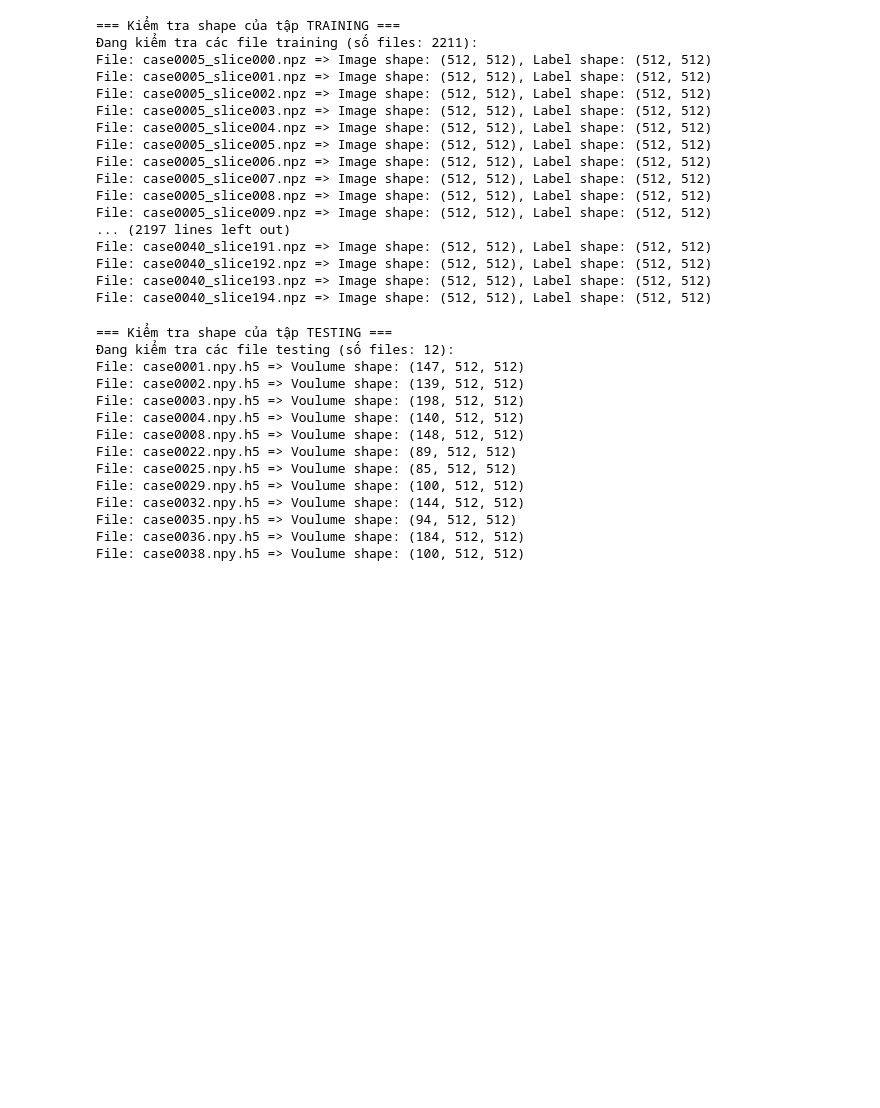
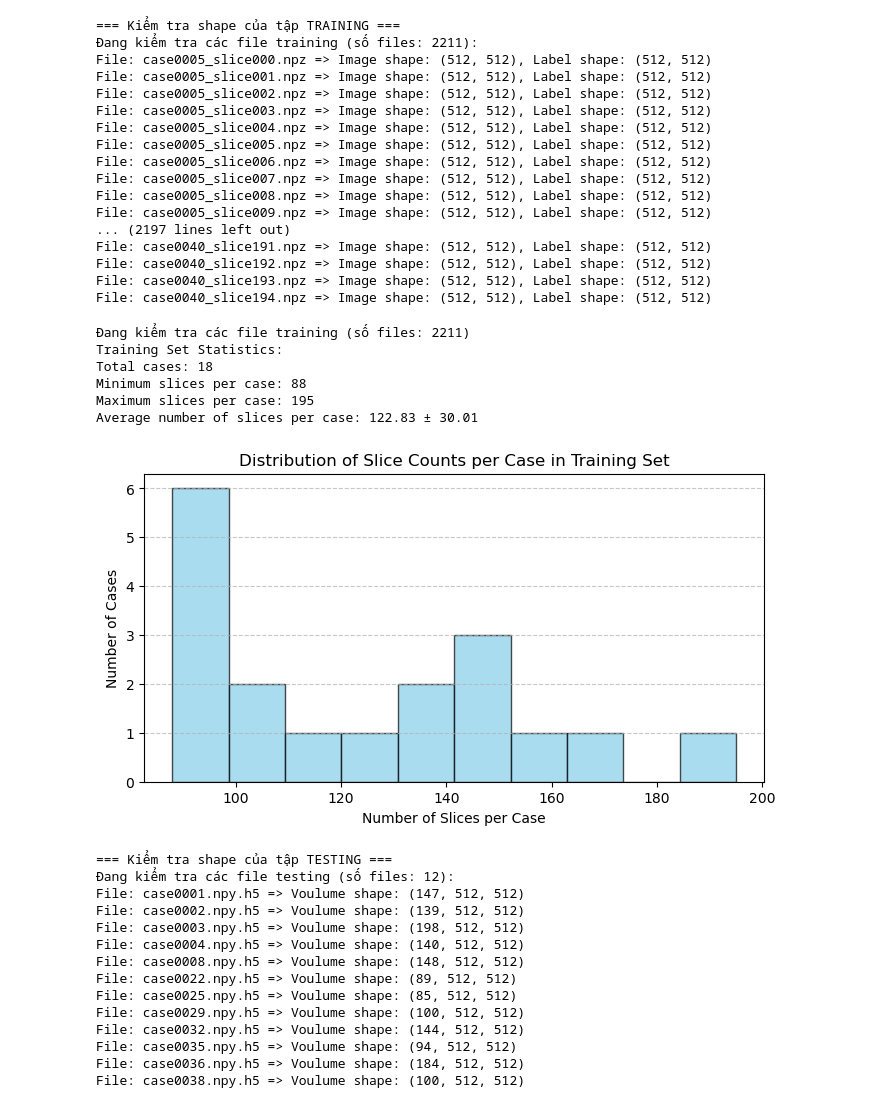
Before and after one commit to PhuocPhat1005/TransUNet_Segmentation_In_Medical_Image, a Jupyter notebook: notebooks/test.ipynb, the cells around one changed output. Saved outputs shown, nothing was run; the diff lists cells and outputs as text; code cells hidden in the pictures; blank space fills up the shorter version.

```diff
--- a/notebooks/test.ipynb
+++ b/notebooks/test.ipynb
@@ -55,3 +110,13 @@ File: case0040_slice194.npz => Image shape: (512, 512), Label shape: (512, 512)
+# %%
+case_counts = analyze_training_dataset(processed_train_dir)
+# %% [output]
+Đang kiểm tra các file training (số files: 2211)
+Training Set Statistics:
+Total cases: 18
+Minimum slices per case: 88
+Maximum slices per case: 195
+Average number of slices per case: 122.83 ± 30.01
+[figure, added]
 # %%
 print("\n=== Kiểm tra shape của tập TESTING ===")
 check_testing_shapes(processed_test_dir)
```
Also changed, not shown: parts of 8 cells of this notebook, 17 other files.
